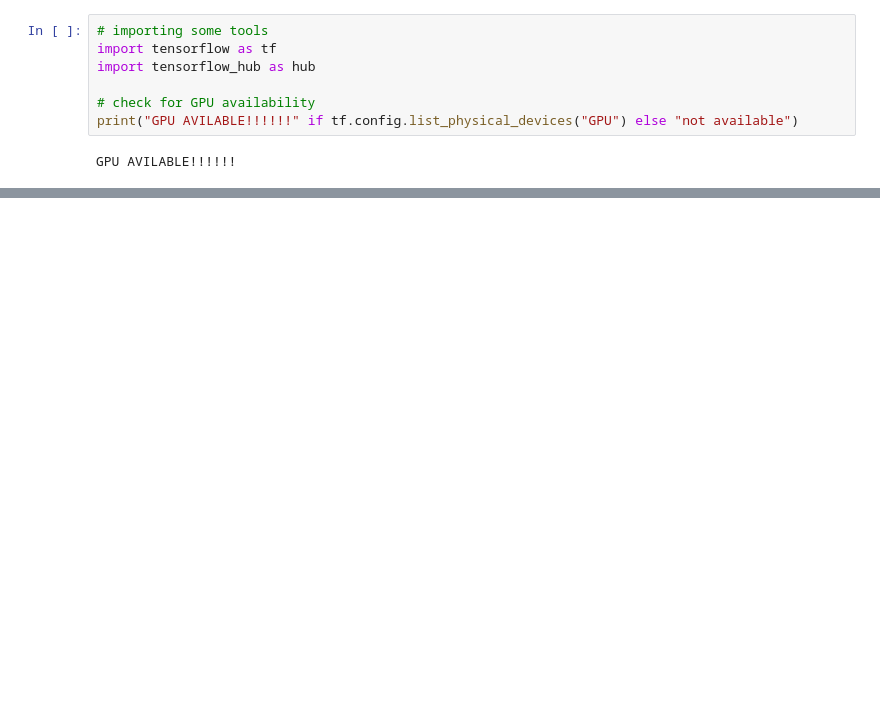
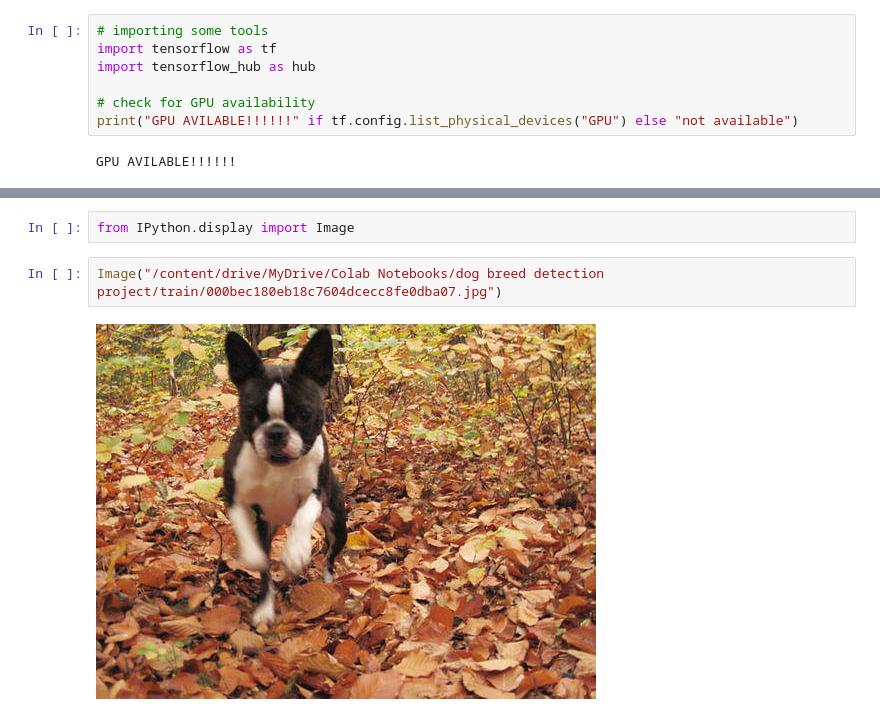
Before and after one commit to abbazs333/ML_dev_training, a Jupyter notebook: end_to_end_dog_breed_detection.ipynb, the cells around one changed output, grey strips where cells are left out. Drawn from its saved outputs; the diff is of its cells as text; blank space fills up the shorter version.

```diff
--- a/end_to_end_dog_breed_detection.ipynb
+++ b/end_to_end_dog_breed_detection.ipynb
@@ -45,0 +62,6 @@ GPU AVILABLE!!!!!!
+# %%
+from IPython.display import Image
+# %%
+Image("/content/drive/MyDrive/Colab Notebooks/dog breed detection project/train/000bec180eb18c7604dcecc8fe0dba07.jpg")
+# %% [output]
+[figure, added]
```
Also changed, not shown: parts of 19 cells of this notebook.
